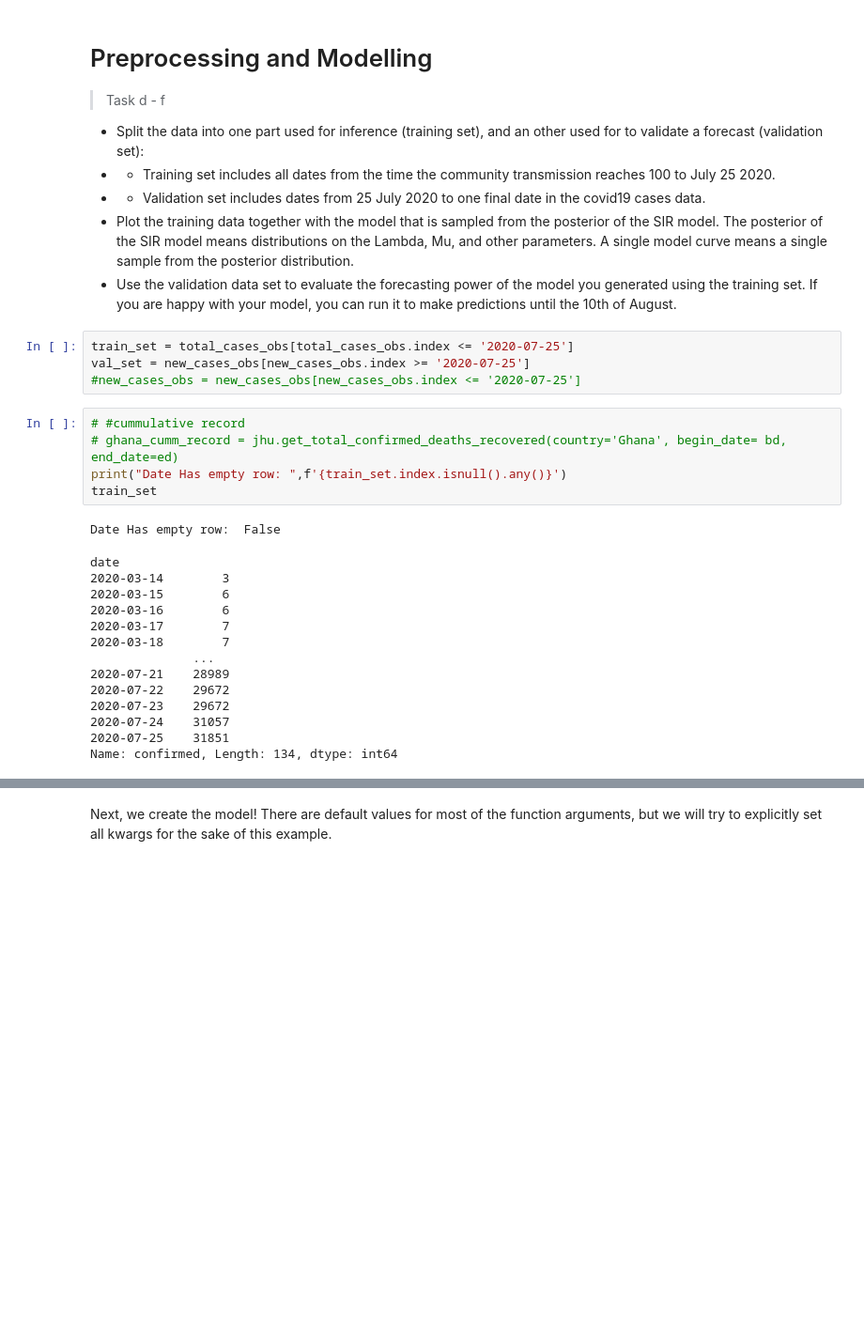
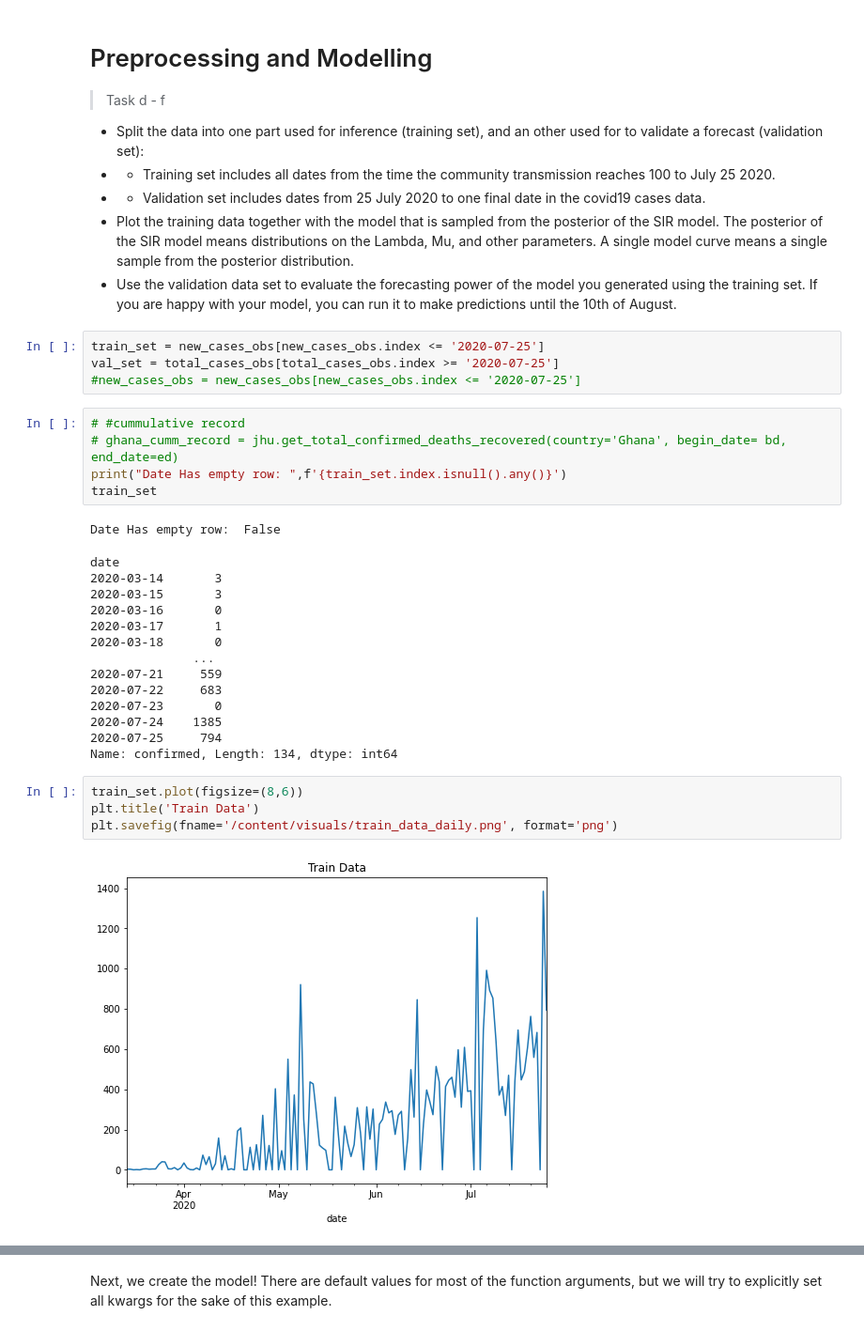
Before and after one commit to Patrick5455/Change-Point-Analysis-of-Covid19-Bayesian-Inference-SIR-SEIR-Modelling, a Jupyter notebook: dependencies/covid19_inference-master/scripts/interactive/example_one_bundesland.ipynb, the cells around one changed output, grey strips where cells are left out. Shown at 94% size. Cells and saved outputs as stored; diff of their text form; blank space fills up the shorter version.

```diff
--- a/dependencies/covid19_inference-master/scripts/interactive/example_one_bundesland.ipynb
+++ b/dependencies/covid19_inference-master/scripts/interactive/example_one_bundesland.ipynb
@@ -130,8 +234,8 @@ Name: confirmed, Length: 134, dtype: int64
 - Plot the training data together with the model that is sampled from the posterior of the SIR model. The posterior of the SIR model means distributions on the Lambda, Mu, and other parameters. A single model curve means a single sample from the posterior distribution.
 - Use the validation data set to evaluate the forecasting power of the model you generated using the training set. If you are happy with your model, you can run it to make predictions until the 10th of August.
 # %%
-train_set = total_cases_obs[total_cases_obs.index <= '2020-07-25']
-val_set = new_cases_obs[new_cases_obs.index >= '2020-07-25']
+train_set = new_cases_obs[new_cases_obs.index <= '2020-07-25']
+val_set = total_cases_obs[total_cases_obs.index >= '2020-07-25']
 #new_cases_obs = new_cases_obs[new_cases_obs.index <= '2020-07-25']
 # %%
 # #cummulative record
@@ -141,18 +245,24 @@ train_set
 # %% [output]
 Date Has empty row:  False
 date
-2020-03-14        3
-2020-03-15        6
-2020-03-16        6
-2020-03-17        7
-2020-03-18        7
+2020-03-14       3
+2020-03-15       3
+2020-03-16       0
+2020-03-17       1
+2020-03-18       0
               ...
-2020-07-21    28989
-2020-07-22    29672
-2020-07-23    29672
-2020-07-24    31057
-2020-07-25    31851
+2020-07-21     559
+2020-07-22     683
+2020-07-23       0
+2020-07-24    1385
+2020-07-25     794
 Name: confirmed, Length: 134, dtype: int64
+# %%
+train_set.plot(figsize=(8,6))
+plt.title('Train Data')
+plt.savefig(fname='/content/visuals/train_data_daily.png', format='png')
+# %% [output]
+[figure, added]
 # %%
 print("Date Has empty row: ",f'{val_set.index.isnull().any()}')
 val_set
```
Also changed, not shown: parts of 37 cells of this notebook.
